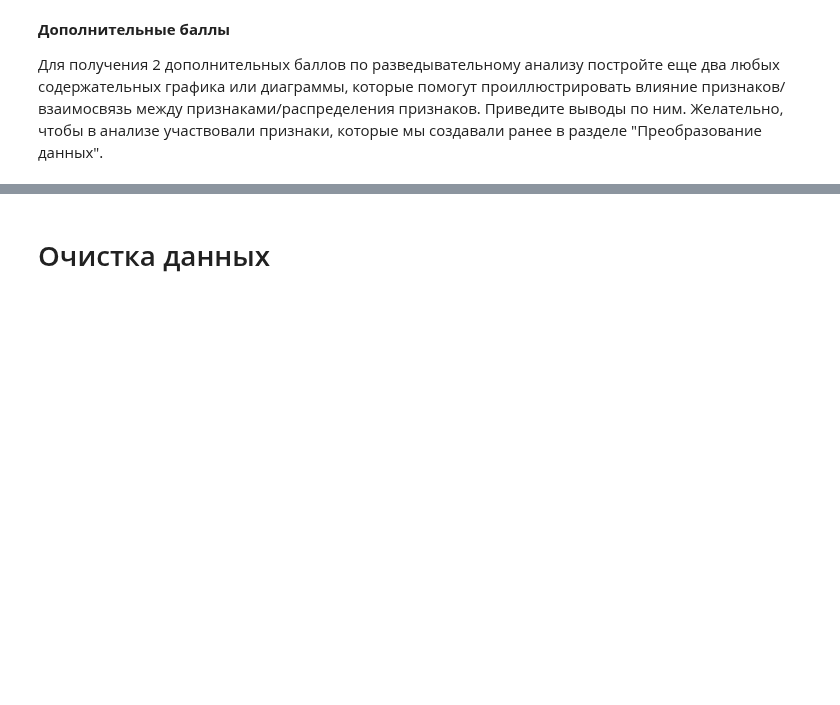
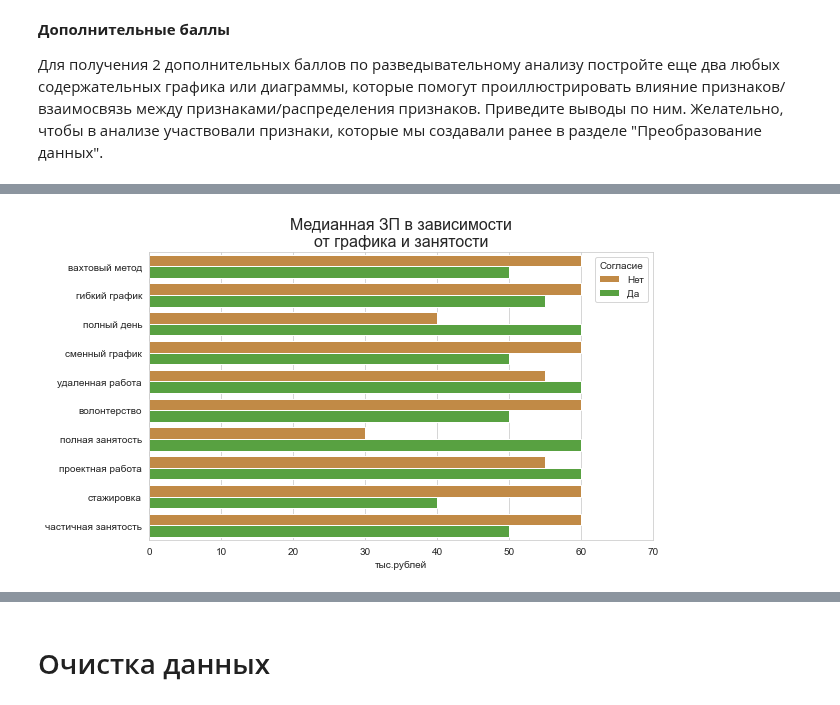
Before and after one commit to evpozdniakov/ds_projects, a Jupyter notebook: project1/hh.ipynb, the cells around one changed output, grey strips where cells are left out. Cells and saved outputs as stored; diff of their text form; code cells hidden in the pictures; blank space fills up the shorter version.

```diff
--- a/project1/hh.ipynb
+++ b/project1/hh.ipynb
@@ -1054,0 +1064,41 @@ ax.set_yticks(range(0, 101, 10));
+# %%
+cols = [
+    'вахтовый метод',
+    'гибкий график',
+    'полный день',
+    'сменный график',
+    'удаленная работа',
+    'волонтерство',
+    'полная занятость',
+    'проектная работа',
+    'стажировка',
+    'частичная занятость']
+
+data = []
+
+for col in cols:
+    df = hh.groupby(col)['ЗП (руб)'].median().reset_index()
+    df['Тип'] = col
+    df.rename(columns={ col: 'Согласие' }, inplace=True)
+    data.append(df)
+
+# соединяем таблицы в одну
+data = pd.concat(data, ignore_index=True)
+
+# меняем True/False на Да/Нет
+data.loc[data['Согласие'] == True, 'Согласие'] = 'Да'
+data.loc[data['Согласие'] == False, 'Согласие'] = 'Нет'
+
+fig, ax = figax('flag-slr')
+
+sns.barplot(ax=ax, data=data, x='ЗП (руб)', y='Тип', hue='Согласие',
+            palette=[colors[0], colors[2]])
+
+ax.set_title('Медианная ЗП в зависимости\nот графика и занятости', fontsize=16)
+
+ax.set_xlabel('тыс.рублей')
+ax.set_xticks(range(0, 70001, 10000))
+ax.set_xticklabels([x // 1000 for x in ax.get_xticks()])
+ax.set_ylabel('');
+# %% [output]
+[figure, added]
```
Also changed, not shown: parts of 7 cells of this notebook.
